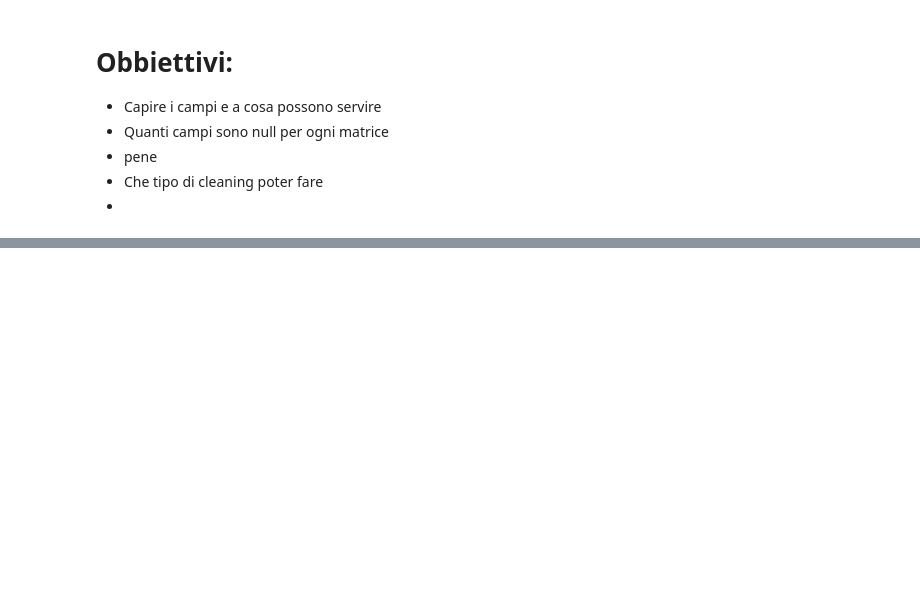
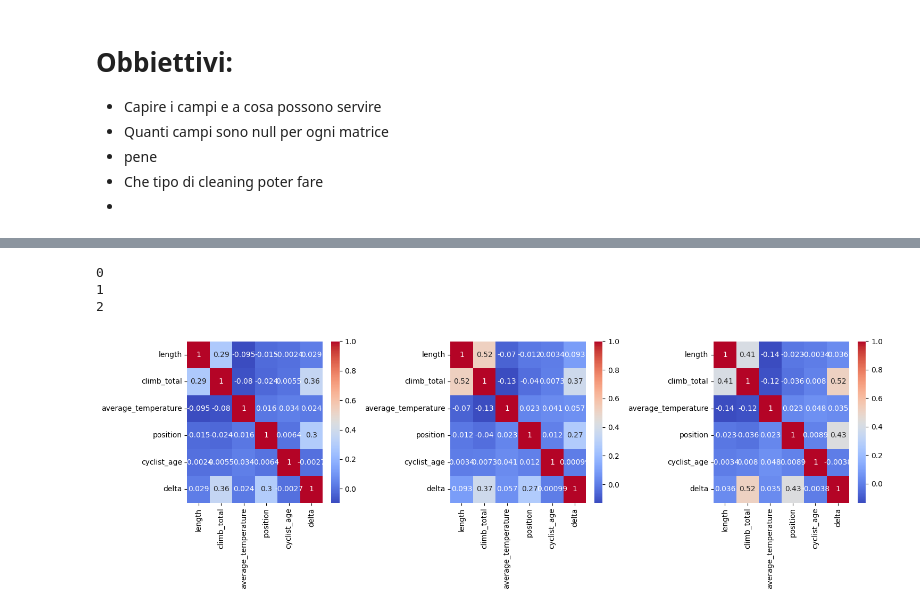
Before and after one commit to fefex302/Data-Mining, a Jupyter notebook: Data_Understanding.ipynb, the cells around one changed output, grey strips where cells are left out. Drawn from its saved outputs; the diff is of its cells as text; code cells hidden in the pictures; blank space fills up the shorter version.

Commit message:
'plots'

```diff
--- a/Data_Understanding.ipynb
+++ b/Data_Understanding.ipynb
@@ -188,9 +220,9 @@ WARNING: There was an error checking the latest version of pip.
 # %%
 from dataunderstanding import correlations
 
-races_numerical = races_numerical.astype('double')
-correlations = correlations(races_numerical)
-correlations
+# races_numerical = races_numerical.astype('double')
+correlations_races = correlations(races_numerical)
+correlations_races
 # %% [output]
 |  | length | climb_total | average_temperature | position | cyclist_age | delta | correlation_type |
 | length | 1.000000 | 0.285099 | -0.095313 | -0.015373 | -0.002381 | 0.029217 | kendall |
@@ -212,8 +244,9 @@ correlations
 # %%
 # Let's see the correlation between numerical data
 
-correlations = correlations(cyclists)
-correlations
+cyclist_numerical = cyclists.select_dtypes(include="number")
+correlations_cyclists = correlations(cyclist_numerical)
+correlations_cyclists
 # %% [output]
 |  | birth_year | weight | height | correlation_type |
 | birth_year | 1.000000 | -0.063740 | 0.094976 | kendall |
@@ -237,0 +415,8 @@ As we can expect, weight and height are highly correlated, maybe we can merge th
+# %%
+from dataunderstanding import correlations
+import seaborn as sns
+import matplotlib.pyplot as plt
+
+final_dataset_numerical = races_numerical.astype('double')
+correlations_final = correlations(final_dataset_numerical)
+correlations_final
@@ -237,0 +441,25 @@ As we can expect, weight and height are highly correlated, maybe we can merge th
+# %%
+correlations = []
+for tipo in correlations_final['correlation_type'].unique():
+    df_tipo = correlations_final[correlations_final['correlation_type'] == tipo]
+
+    correlations.append(df_tipo)
+
+
+
+fig, axs = plt.subplots(1, 3, figsize=(15, 5))  # 1 riga, 3 colonne
+
+for i,ax in enumerate(axs.flat):
+    print(i)
+    tmp = correlations[i].drop(columns='correlation_type')
+    sns.heatmap(tmp, annot=True, cmap='coolwarm', ax=ax)
+
+plt.tight_layout()
+plt.show()
+# sns.heatmap(correlations[0], annot=True, cmap='coolwarm', center=0)
+# plt.show()
+# %% [output]
+0
+1
+2
+[figure, added]
```
Also changed, not shown: parts of 13 cells of this notebook, 1 other file.
